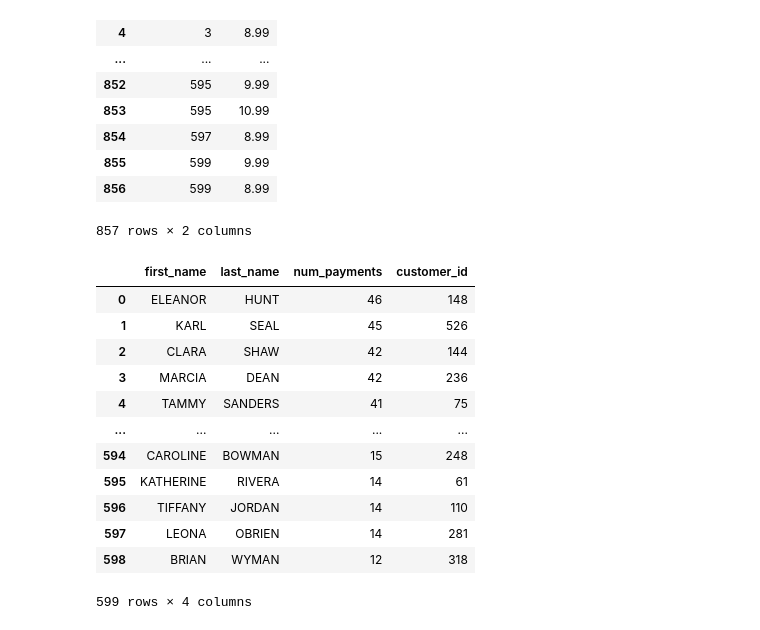
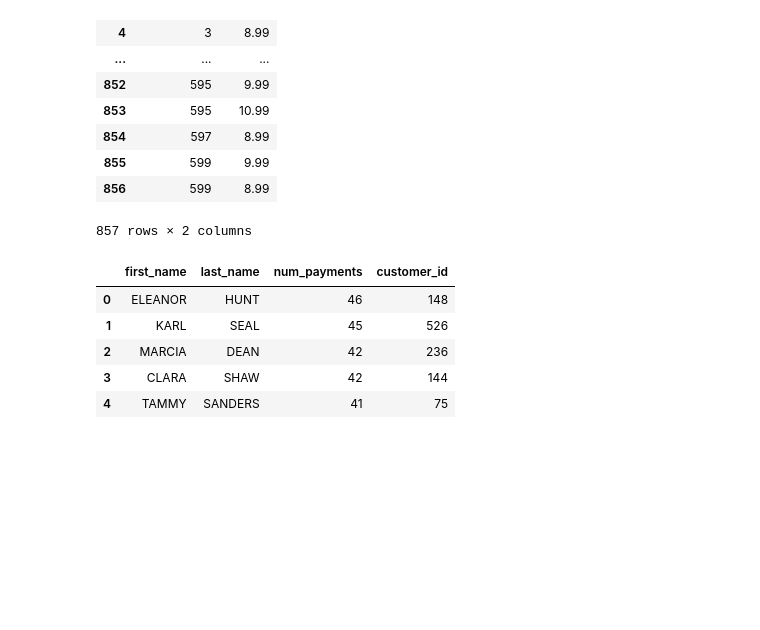
Before and after one commit to AlphaKaba24/Sakila-Core, a Jupyter notebook: Sakila Core.ipynb, the cells around one changed output. Cells and saved outputs as stored; diff of their text form; code cells hidden in the pictures; blank space fills up the shorter version.

```diff
--- a/Sakila Core.ipynb
+++ b/Sakila Core.ipynb
@@ -148,22 +163,16 @@ pd.read_sql_query(sql, engine2)
 # %%
 sql = """
 select customer.first_name, customer.last_name, count(payment.payment_id) AS num_payments, customer.customer_id
 from customer join payment on customer.customer_id = payment.customer_id
 group by customer.customer_id
 order by num_payments DESC
+Limit 5;
 """
 pd.read_sql_query(sql, engine2)
 # %% [output]
 |  | first_name | last_name | num_payments | customer_id |
 | 0 | ELEANOR | HUNT | 46 | 148 |
 | 1 | KARL | SEAL | 45 | 526 |
-| 2 | CLARA | SHAW | 42 | 144 |
-| 3 | MARCIA | DEAN | 42 | 236 |
+| 2 | MARCIA | DEAN | 42 | 236 |
+| 3 | CLARA | SHAW | 42 | 144 |
 | 4 | TAMMY | SANDERS | 41 | 75 |
-| ... | ... | ... | ... | ... |
-| 594 | CAROLINE | BOWMAN | 15 | 248 |
-| 595 | KATHERINE | RIVERA | 14 | 61 |
-| 596 | TIFFANY | JORDAN | 14 | 110 |
-| 597 | LEONA | OBRIEN | 14 | 281 |
-| 598 | BRIAN | WYMAN | 12 | 318 |
-599 rows × 4 columns
```
Also changed, not shown: parts of 4 cells of this notebook.
